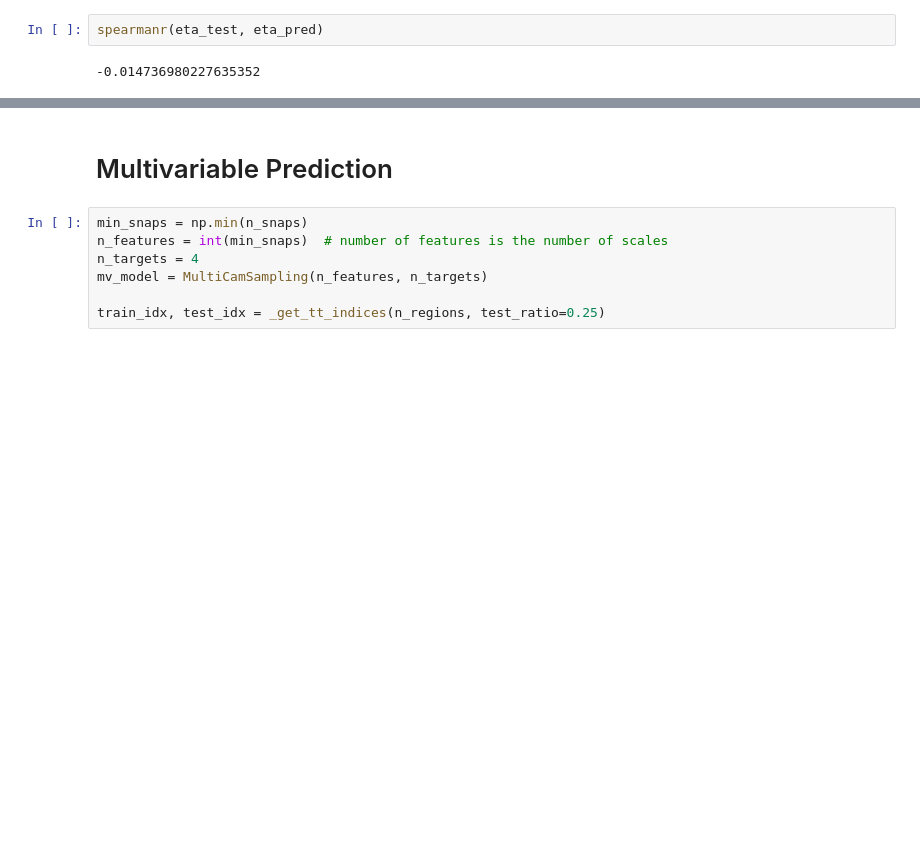
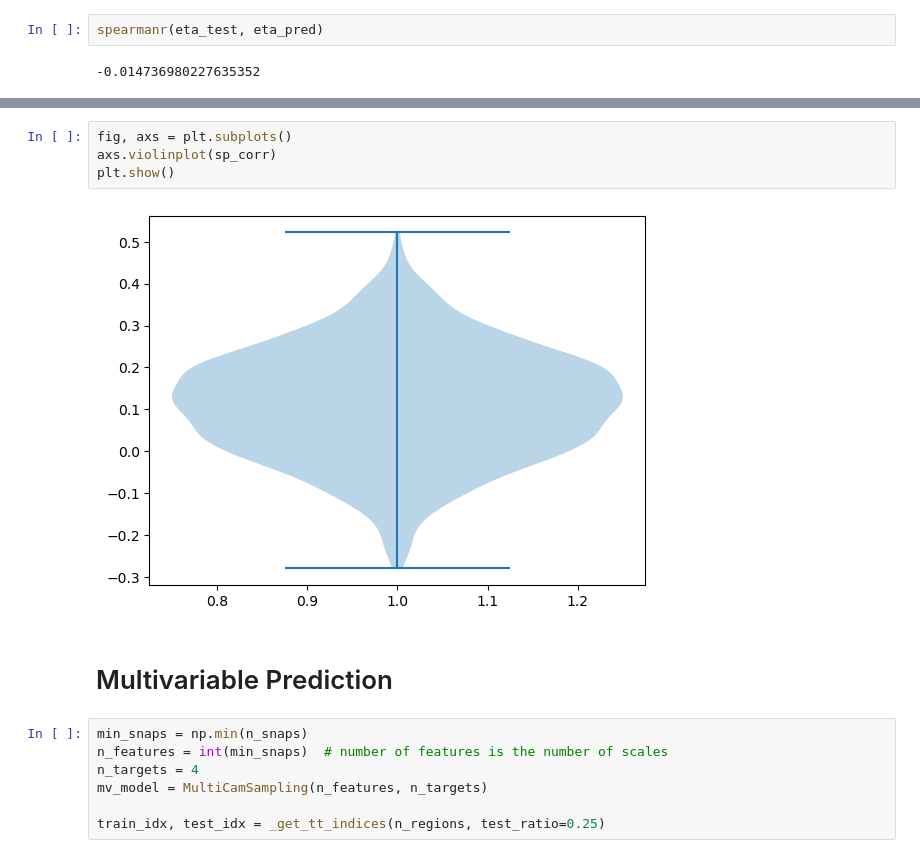
Before and after one commit to Kabelo-T/cluster_morph, a Jupyter notebook: multicam.ipynb, the cells around one changed output, grey strips where cells are left out. Cells and saved outputs as stored; diff of their text form; blank space fills up the shorter version.

```diff
--- a/multicam.ipynb
+++ b/multicam.ipynb
@@ -93,3 +126,9 @@ print(p16, p84, med)
+# %%
+fig, axs = plt.subplots()
+axs.violinplot(sp_corr)
+plt.show()
+# %% [output]
+[figure, added]
 # %% [markdown]
 # Multivariable Prediction
 # %%
```
Also changed, not shown: parts of 12 cells of this notebook.
